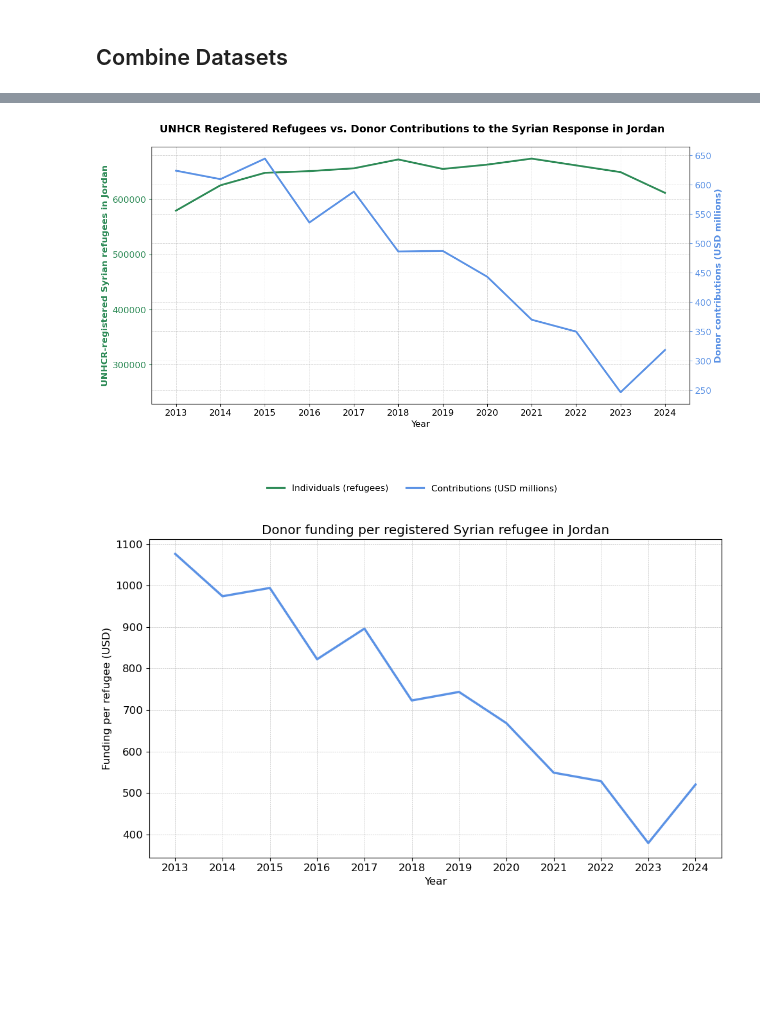
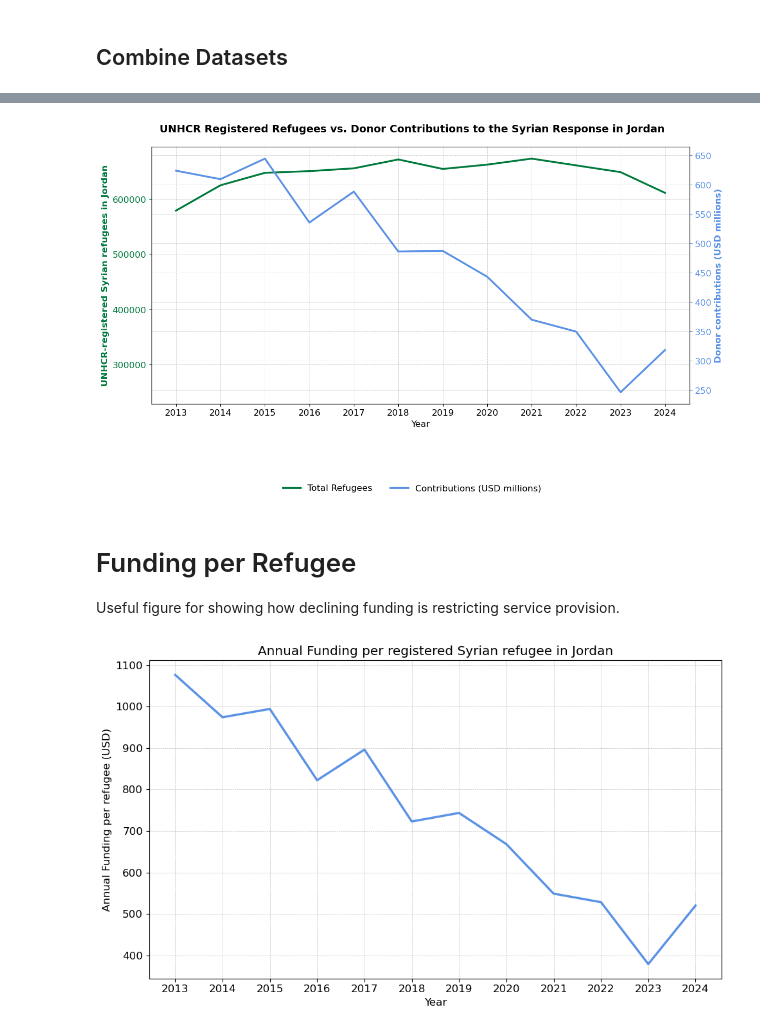
Before and after one commit to marrowb/jo-syr-ref-response, a Jupyter notebook: unhcr_OCHA_FTS_data.ipynb, the cells around one changed output, grey strips where cells are left out. Drawn from its saved outputs; the diff is of its cells as text; code cells hidden in the pictures; blank space fills up the shorter version.

Commit message:
refactor: move figures into figures dir and correclty save funding per refugee figure

```diff
--- a/unhcr_OCHA_FTS_data.ipynb
+++ b/unhcr_OCHA_FTS_data.ipynb
@@ -159,8 +161,3 @@ max_year = max(combined_data['year'])
 all_years = pd.DataFrame({'year': range(min_year, max_year + 1)})
 combined_data = pd.merge(all_years, combined_data, on='year', how='left')
 combined_data = combined_data.sort_values('year')
-
-# Fill missing values with interpolation for smoother transition
-combined_data['individuals'] = combined_data['total'].interpolate(method='cubic')
-combined_data['contributions_millions'] = combined_data['contributions_millions'].interpolate(method='cubic')
-combined_data
@@ -182,11 +167,11 @@ combined_data
 # %%
 # ─── Colors ─────────────────────────────────────────────────────────────────────
-GREEN   = "#2E8B57"   # individuals
+SYRIA_GREEN   = "#007A3D"   # individuals
 UN_BLUE = "#5B92E5"   # contributions
 
 # ─── Data ───────────────────────────────────────────────────────────────────────
 plot_df = combined_data.dropna(
-    subset=["year", "individuals", "contributions_millions"]
+    subset=["year", "total", "contributions_millions"]
 )
 
 # ─── Global style tweaks ────────────────────────────────────────────────────────
@@ -206,19 +191,19 @@ fig, ax_ind = plt.subplots()
 # Individuals (left y-axis)
 line_ind, = ax_ind.plot(
     plot_df["year"],
-    plot_df["individuals"],
-    color=GREEN,
+    plot_df["total"],
+    color=SYRIA_GREEN,
     linewidth=2.5,
-    label="Individuals (refugees)",
+    label="Total Refugees",
 )
 
 # Tighten y-limits so fluctuations stand out
-ind_min, ind_max = 250000, plot_df["individuals"].max()
+ind_min, ind_max = 250000, plot_df["total"].max()
 margin = 0.05 * (ind_max - ind_min)
 ax_ind.set_ylim(ind_min - margin, ind_max + margin)
 
-ax_ind.set_ylabel("UNHCR-registered Syrian refugees in Jordan", color=GREEN, weight="bold")
-ax_ind.tick_params(axis="y", colors=GREEN)
+ax_ind.set_ylabel("UNHCR-registered Syrian refugees in Jordan", color=SYRIA_GREEN, weight="bold")
+ax_ind.tick_params(axis="y", colors=SYRIA_GREEN)
 
 # Contributions (right y-axis)
 ax_con = ax_ind.twinx()
@@ -229,60 +214,64 @@ line_con, = ax_con.plot(
     linewidth=2.5,
     label="Contributions (USD millions)",
 )
 
 ax_con.set_ylabel("Donor contributions (USD millions)", color=UN_BLUE, weight="bold")
 ax_con.tick_params(axis="y", colors=UN_BLUE)
 
 # X-axis, title, legend
 ax_ind.set_xlabel("Year")
 ax_ind.set_xticks(plot_df["year"])
 
 fig.suptitle(
     "UNHCR Registered Refugees vs. Donor Contributions to the Syrian Response in Jordan",
     fontsize=14,
     weight="bold",
 )
 
 fig.legend(
     handles=[line_ind, line_con],
     loc="upper center",
     bbox_to_anchor=(0.5, -0.12),
     ncol=2,
     frameon=False,
 )
 
 plt.tight_layout()
 plt.show()
 
 # ─── Export ────────────────────────────────────────────────────────────────────
-fig.savefig("contributions_vs_individuals.png", dpi=300, bbox_inches="tight")
+fig.savefig("./figures/contributions_vs_individuals.png", dpi=300, bbox_inches="tight")
 # %% [output]
-[figure, old version]
+[figure, new version]
+# %% [markdown]
+# Funding per Refugee
+Useful figure for showing how declining funding is restricting service provision.
 # %%
 # Prepare data
 plot_df = combined_data.dropna(
-    subset=["year", "individuals", "contributions_millions"]
+    subset=["year", "total", "contributions_millions"]
 ).copy()
 
 plot_df["funding_per_refugee_usd"] = (
     plot_df["contributions_millions"] * 1_000_000
-) / plot_df["individuals"]
+) / plot_df["total"]
 
 # Plot funding per refugee (USD)
 plt.figure(figsize=(10, 6))
 plt.plot(
     plot_df["year"],
     plot_df["funding_per_refugee_usd"],
-    color="#5B92E5",
+    color=UN_BLUE,
     linewidth=2.5,
 )
 
 plt.xlabel("Year")
-plt.ylabel("Funding per refugee (USD)")
-plt.title("Donor funding per registered Syrian refugee in Jordan")
+plt.ylabel("Annual Funding per refugee (USD)")
+plt.title("Annual Funding per registered Syrian refugee in Jordan")
 plt.grid(True, linestyle="--", linewidth=0.4)
 plt.xticks(plot_df["year"])
 plt.tight_layout()
+plt.savefig("./figures/contributions_per_refugee.png", dpi=300, bbox_inches="tight")
 plt.show()
 # %% [output]
-[figure, old version]
+[figure, new version]
```
Also changed, not shown: parts of 3 cells of this notebook, 3 other files.
